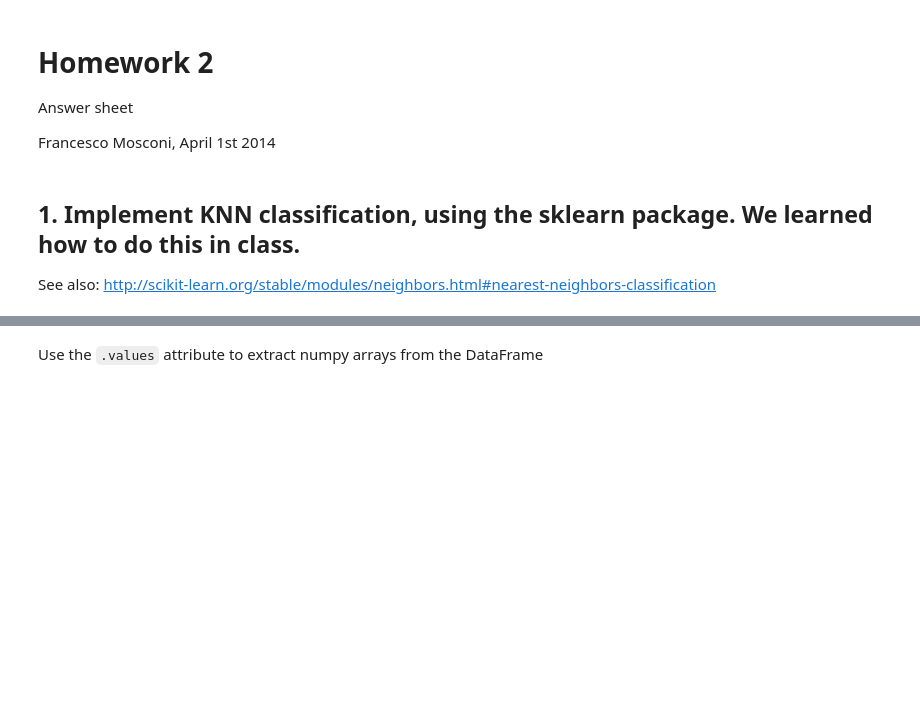
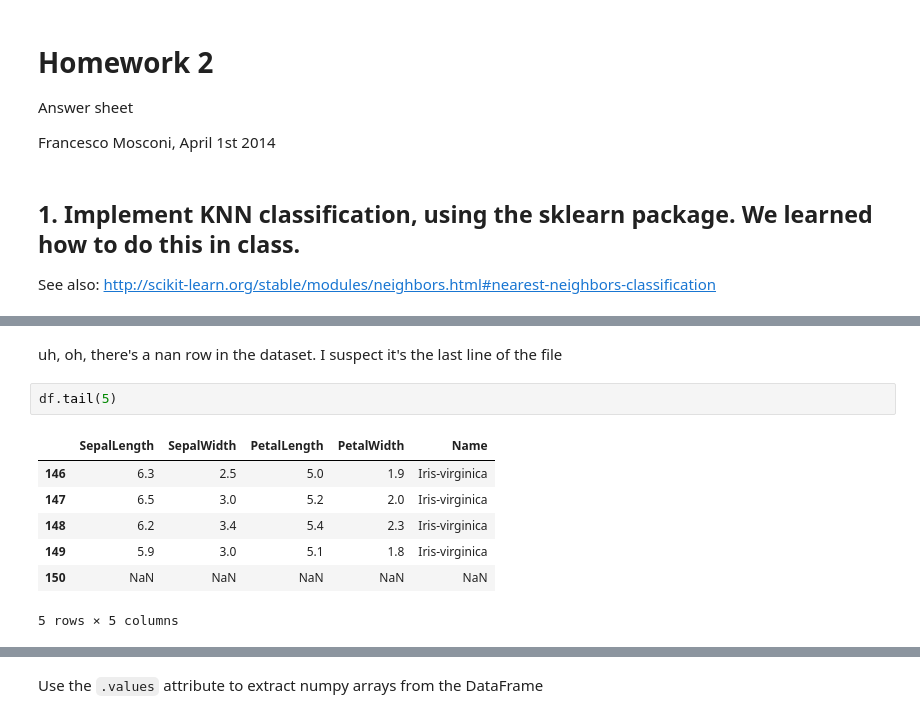
Before and after one commit to zd123/DAT_SF_5, a Jupyter notebook: iPython notebooks/HW2 - Solution.ipynb, the cells around one changed output, grey strips where cells are left out. Drawn from its saved outputs; the diff is of its cells as text; blank space fills up the shorter version.

```diff
--- a/iPython notebooks/HW2 - Solution.ipynb
+++ b/iPython notebooks/HW2 - Solution.ipynb
@@ -35,0 +40,12 @@ df.head()
+# %% [markdown]
+uh, oh, there's a nan row in the dataset. I suspect it's the last line of the file
+# %%
+df.tail(5)
+# %% [output]
+|  | SepalLength | SepalWidth | PetalLength | PetalWidth | Name |
+| 146 | 6.3 | 2.5 | 5.0 | 1.9 | Iris-virginica |
+| 147 | 6.5 | 3.0 | 5.2 | 2.0 | Iris-virginica |
+| 148 | 6.2 | 3.4 | 5.4 | 2.3 | Iris-virginica |
+| 149 | 5.9 | 3.0 | 5.1 | 1.8 | Iris-virginica |
+| 150 | NaN | NaN | NaN | NaN | NaN |
+5 rows × 5 columns
```
Also changed, not shown: parts of 15 cells of this notebook, 1 other file.
